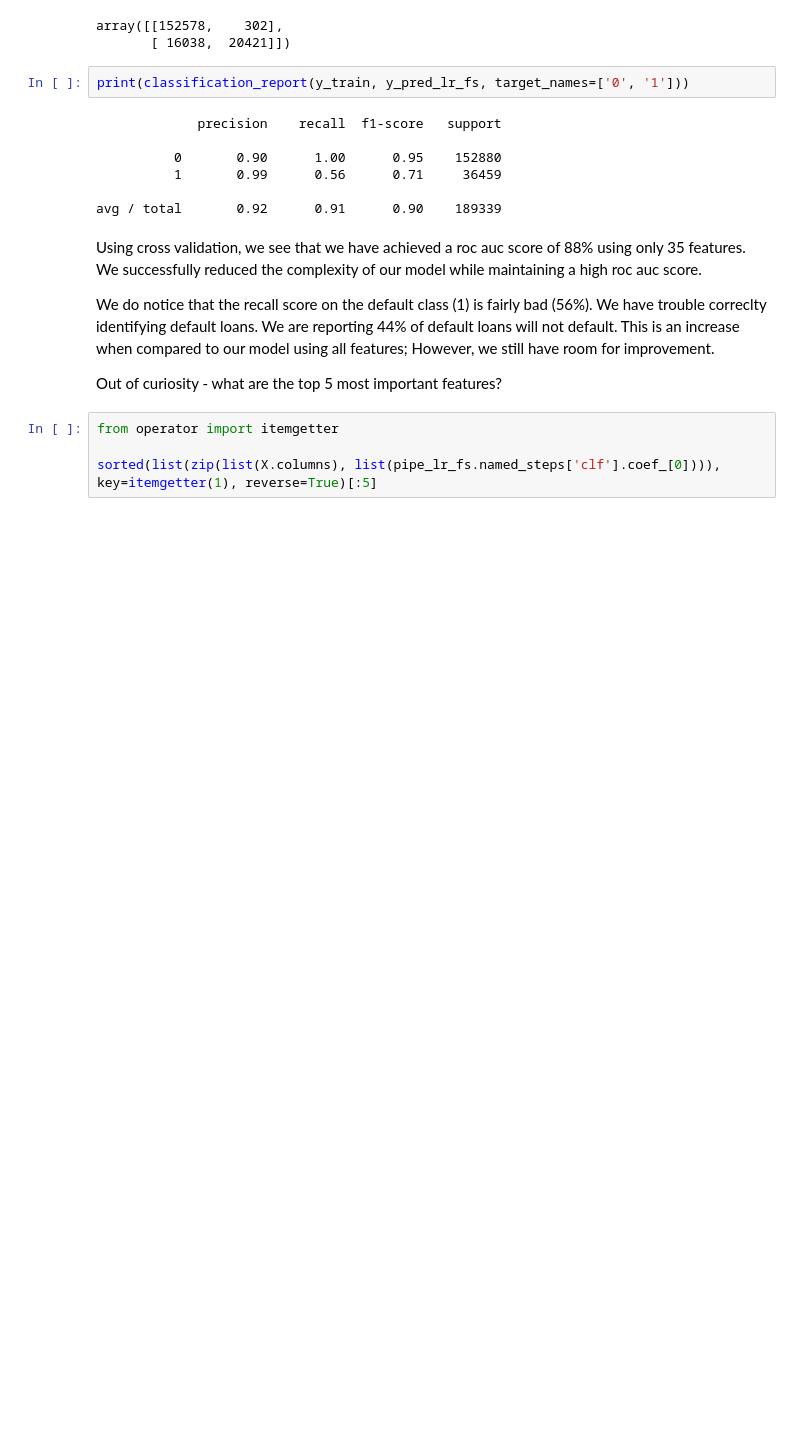
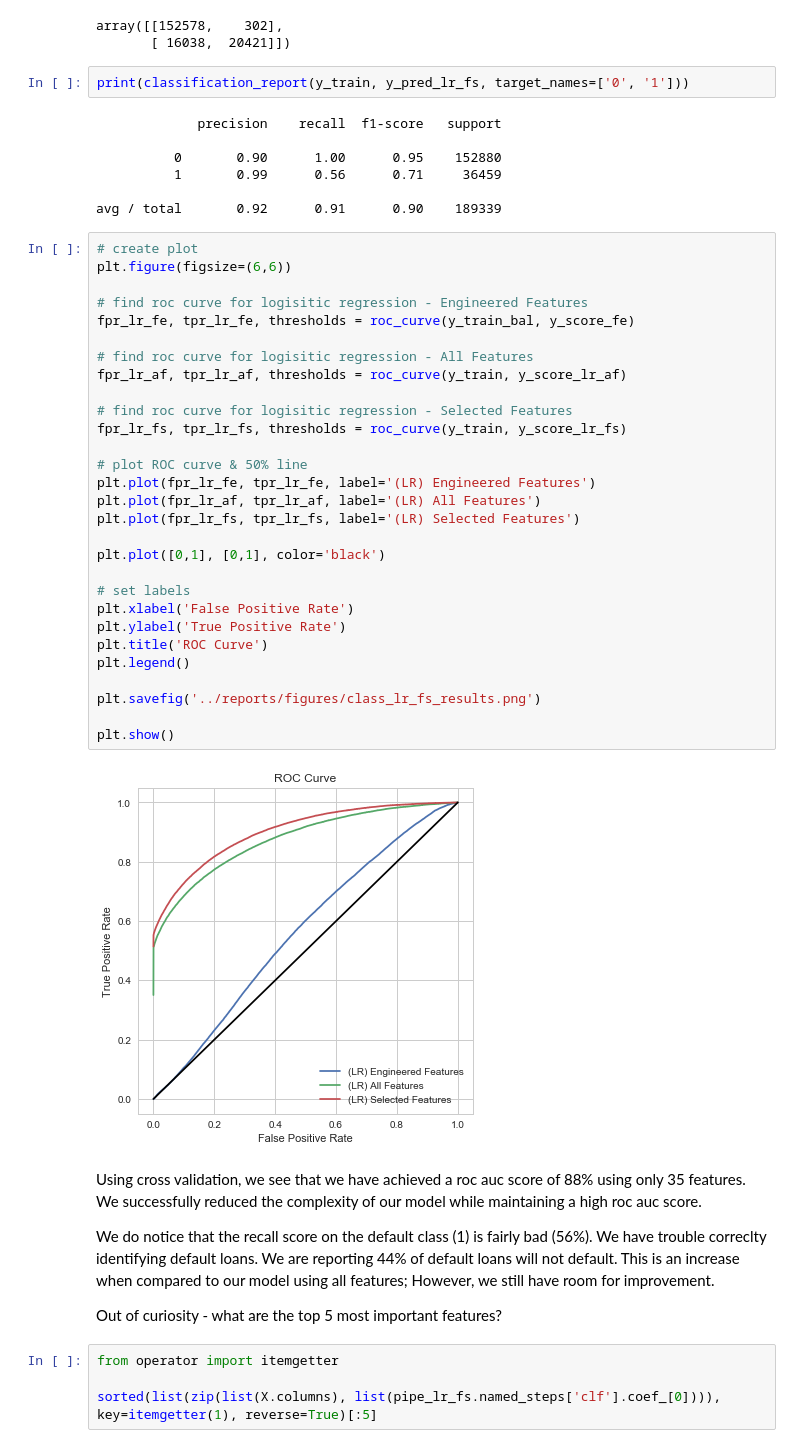
Before and after one commit to mrjgamble/K2DataScience, a Jupyter notebook: Projects/project2-predictive-modeling/notebooks/02-lending-club-classification.ipynb, the cells around one changed output. Saved outputs shown, nothing was run; the diff lists cells and outputs as text; blank space fills up the shorter version.

```diff
--- a/Projects/project2-predictive-modeling/notebooks/02-lending-club-classification.ipynb
+++ b/Projects/project2-predictive-modeling/notebooks/02-lending-club-classification.ipynb
@@ -718,6 +767,37 @@ print(classification_report(y_train, y_pred_lr_fs, target_names=['0', '1']))
           1       0.99      0.56      0.71     36459
 
 avg / total       0.92      0.91      0.90    189339
+# %%
+# create plot
+plt.figure(figsize=(6,6))
+
+# find roc curve for logisitic regression - Engineered Features
+fpr_lr_fe, tpr_lr_fe, thresholds = roc_curve(y_train_bal, y_score_fe)
+
+# find roc curve for logisitic regression - All Features
+fpr_lr_af, tpr_lr_af, thresholds = roc_curve(y_train, y_score_lr_af)
+
+# find roc curve for logisitic regression - Selected Features
+fpr_lr_fs, tpr_lr_fs, thresholds = roc_curve(y_train, y_score_lr_fs)
+
+# plot ROC curve & 50% line
+plt.plot(fpr_lr_fe, tpr_lr_fe, label='(LR) Engineered Features')
+plt.plot(fpr_lr_af, tpr_lr_af, label='(LR) All Features')
+plt.plot(fpr_lr_fs, tpr_lr_fs, label='(LR) Selected Features')
+
+plt.plot([0,1], [0,1], color='black')
+
+# set labels
+plt.xlabel('False Positive Rate')
+plt.ylabel('True Positive Rate')
+plt.title('ROC Curve')
+plt.legend()
+
+plt.savefig('../reports/figures/class_lr_fs_results.png')
+
+plt.show()
+# %% [output]
+[figure, added]
 # %% [markdown]
 Using cross validation, we see that we have achieved a roc auc score of 88% using only 35 features.  We successfully reduced the complexity of our model while maintaining a high roc auc score.
 
```
Also changed, not shown: parts of 4 cells of this notebook, 11 other files.
